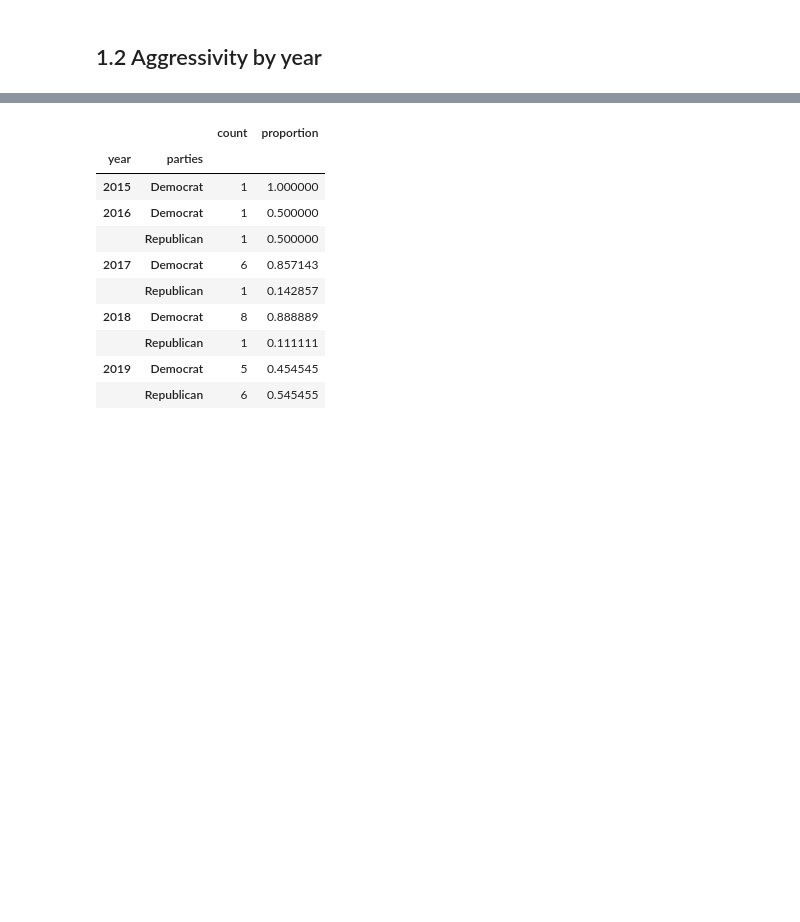
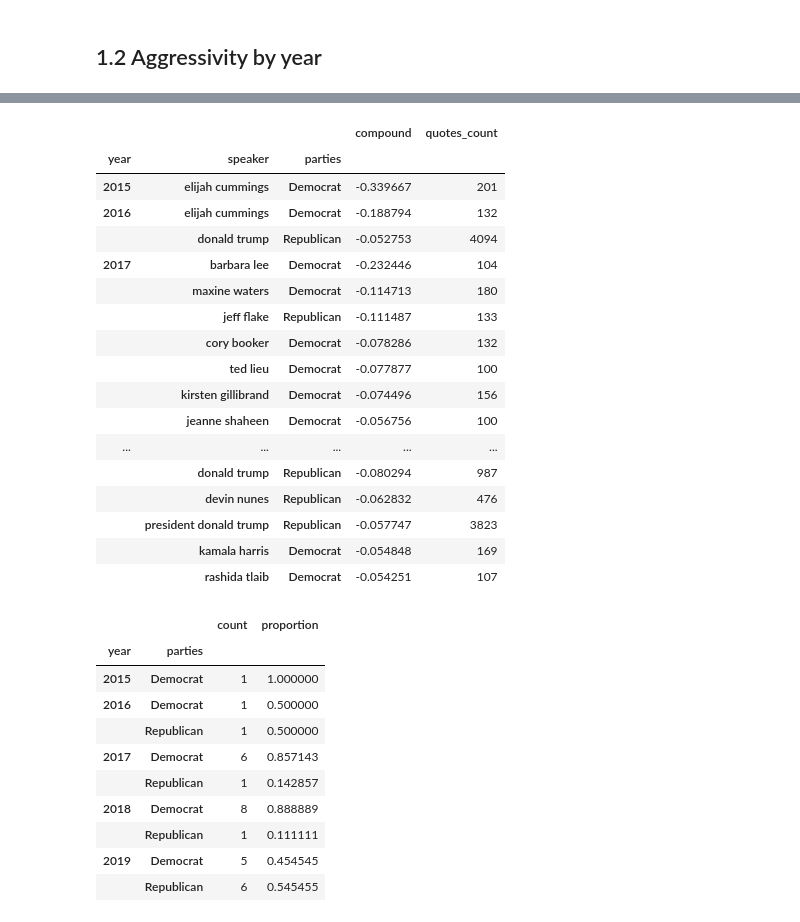
Before and after one commit to epfl-ada/ada-2021-project-apa, a Jupyter notebook: speaker_aggressivity.ipynb, the cells around one changed output, grey strips where cells are left out. Drawn from its saved outputs; the diff is of its cells as text; code cells hidden in the pictures; blank space fills up the shorter version.

```diff
--- a/speaker_aggressivity.ipynb
+++ b/speaker_aggressivity.ipynb
@@ -265,6 +278,28 @@ most_agg = most_agg[most_agg["quotes_count"] >= 100]
 # Only keep those really negative
 threshold = -0.05
 most_agg = most_agg[most_agg["compound"] <= threshold].sort_values("year")
+# %%
+# Display table
+most_agg.sort_values(["year", "compound"])
+# %% [output]
+|  |  |  | compound | quotes_count |
+| year | speaker | parties |  |  |
+| 2015 | elijah cummings | Democrat | -0.339667 | 201 |
+| 2016 | elijah cummings | Democrat | -0.188794 | 132 |
+|  | donald trump | Republican | -0.052753 | 4094 |
+| 2017 | barbara lee | Democrat | -0.232446 | 104 |
+|  | maxine waters | Democrat | -0.114713 | 180 |
+|  | jeff flake | Republican | -0.111487 | 133 |
+|  | cory booker | Democrat | -0.078286 | 132 |
+|  | ted lieu | Democrat | -0.077877 | 100 |
+|  | kirsten gillibrand | Democrat | -0.074496 | 156 |
+|  | jeanne shaheen | Democrat | -0.056756 | 100 |
+| ... | ... | ... | ... | ... |
+|  | donald trump | Republican | -0.080294 | 987 |
+|  | devin nunes | Republican | -0.062832 | 476 |
+|  | president donald trump | Republican | -0.057747 | 3823 |
+|  | kamala harris | Democrat | -0.054848 | 169 |
+|  | rashida tlaib | Democrat | -0.054251 | 107 |
 # %%
 g = pd.DataFrame(most_agg.groupby(["year", "parties"]).size()).rename({0: "count"}, axis=1)
 g["proportion"] = g["count"] / g.groupby("year")["count"].sum()
```
Also changed, not shown: parts of 9 cells of this notebook, 3 other files.
